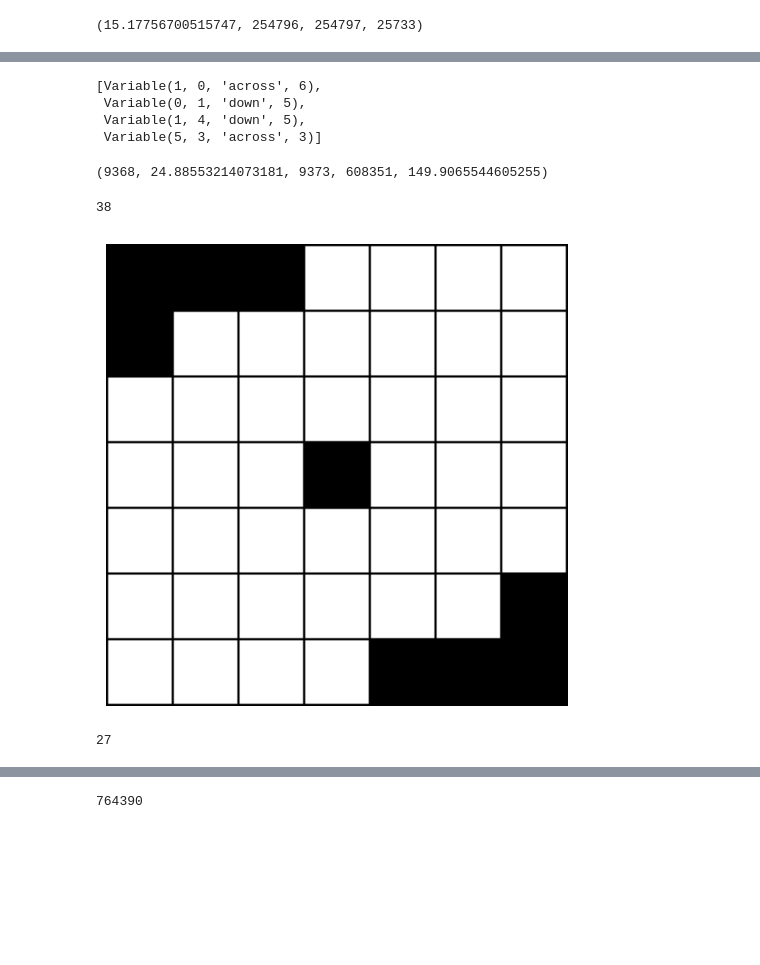
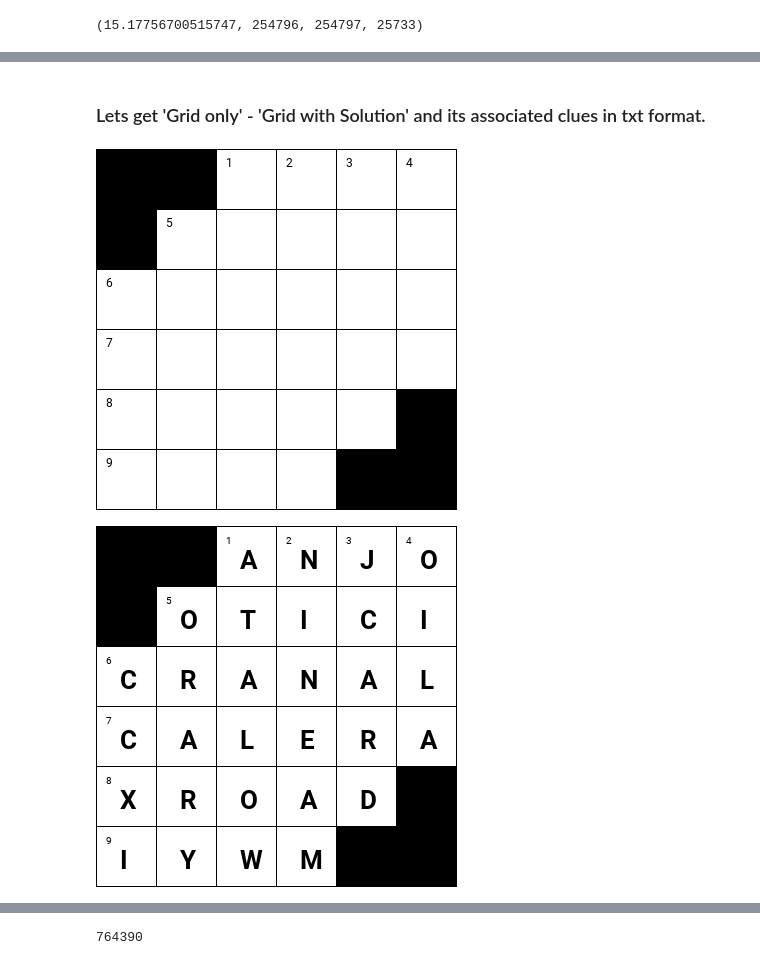
Before and after one commit to prajeshshrestha/Crossword-Generator, a Jupyter notebook: Crossword_Generator_Backtracking_V2.ipynb, the cells around one changed output, grey strips where cells are left out. Drawn from its saved outputs; the diff is of its cells as text; code cells hidden in the pictures; blank space fills up the shorter version.

Commit message:
answer extraction too - modules

```diff
--- a/Crossword_Generator_Backtracking_V2.ipynb
+++ b/Crossword_Generator_Backtracking_V2.ipynb
@@ -871,8 +872,9 @@ grid_13_1 = [
             ]
 
 config = {
-    'word_list': word_list_large,
-    'grid': grid_15_1
+    'small_word_list': word_list_small,
+    'large_word_list': word_list_large,
+    'grid': grid_6
 }
 # %%
 start_t = time.time()
@@ -973,6 +1097,6 @@ for i in reshaped_grid:
 # %%
 start_t = time.time()
-crossword = Crossword(grid, config['word_list'])
+crossword = Crossword(grid, config['large_word_list'])
 creator = CrosswordCreator(crossword, do_random = True)
 # creator = CrosswordParallelSolver(crossword, do_random = True)
 assignment = creator.solve()
@@ -1010,22 +1129,0 @@ with open('crossword_grid_13x13.pkl', 'rb') as file:
-# %%
-creator.assignment_stack
-# %% [output]
-[Variable(1, 0, 'across', 6),
- Variable(0, 1, 'down', 5),
- Variable(1, 4, 'down', 5),
- Variable(5, 3, 'across', 3)]
-# %%
-len(creator.states), creator.consistency_elapsed_time, creator.consistency_called, creator.t_revise_called, creator.t_revise_time
-# %% [output]
-(9368, 24.88553214073181, 9373, 608351, 149.9065544605255)
-# %%
-max_state = None
-max_state_count = 0
-for state in creator.states:
-    if len(state) > max_state_count:
-        max_state_count = len(state)
-        max_state = state
-
-print(len(max_state))
-# %% [output]
-38
@@ -1077,16 +1130,17 @@ def visualize_crossword_image(grid, grid_nums, cell_size = 30, black_square_colo
-# %%
-visualize_crossword_image(config['grid'], None)
-# %% [output]
-[figure, removed]
-# %%
-found = False
-for i, state in enumerate(creator.states):
-    for var, value in state.items():
-        if var.i == 8 and var.j == 9:
-            print(i)
-            found = True
-            break
-    if found:
-        break
-# %% [output]
-27
+# %% [markdown]
+### Lets get 'Grid only' - 'Grid with Solution' and its associated clues in txt format.
+# %%
+grid_dimension = '6x6'
+filename = f'/content/generation results/crossword-{grid_dimension}'
+rows = json_data['size']['rows']
+cols = json_data['size']['cols']
+grid = json_data['grid']
+grid_2d = [grid[i:i + rows] for i in range(0, len(grid), rows)]
+gridnums_2d = [json_data['gridnums'][i:i + rows] for i in range(0, len(grid), rows)]
+answer_2d = creator.letter_grid(assignment)
+
+display_grid_only(grid_2d, black_cell_str = '.', grid_nums = gridnums_2d, cell_size = 60, gridnum_font_size = 12, filename = filename)
+display_grid_solution(grid_2d, black_cell_str = '.', grid_nums = gridnums_2d, answer_grid = answer_2d, filename = filename)
+# %% [output]
+[figure, added]
+[figure, added]
```
Also changed, not shown: parts of 19 cells of this notebook.
